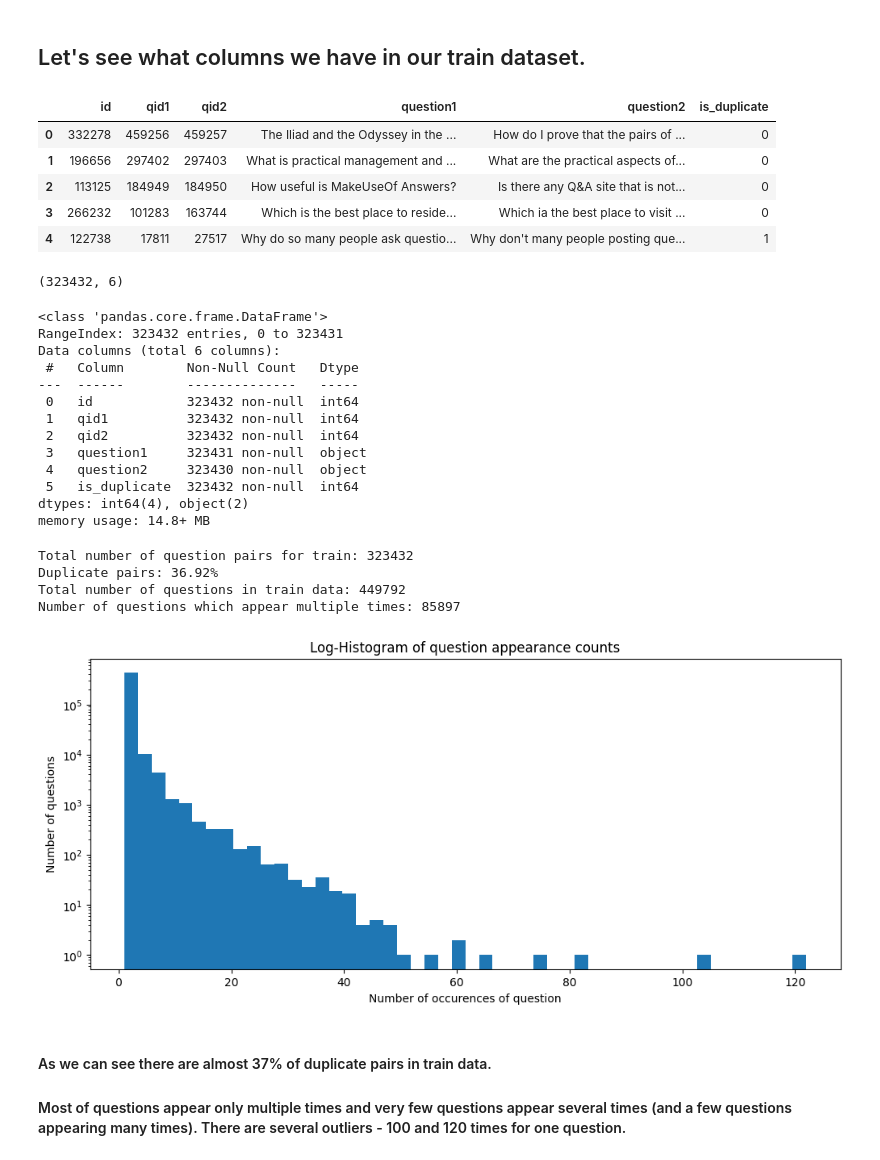
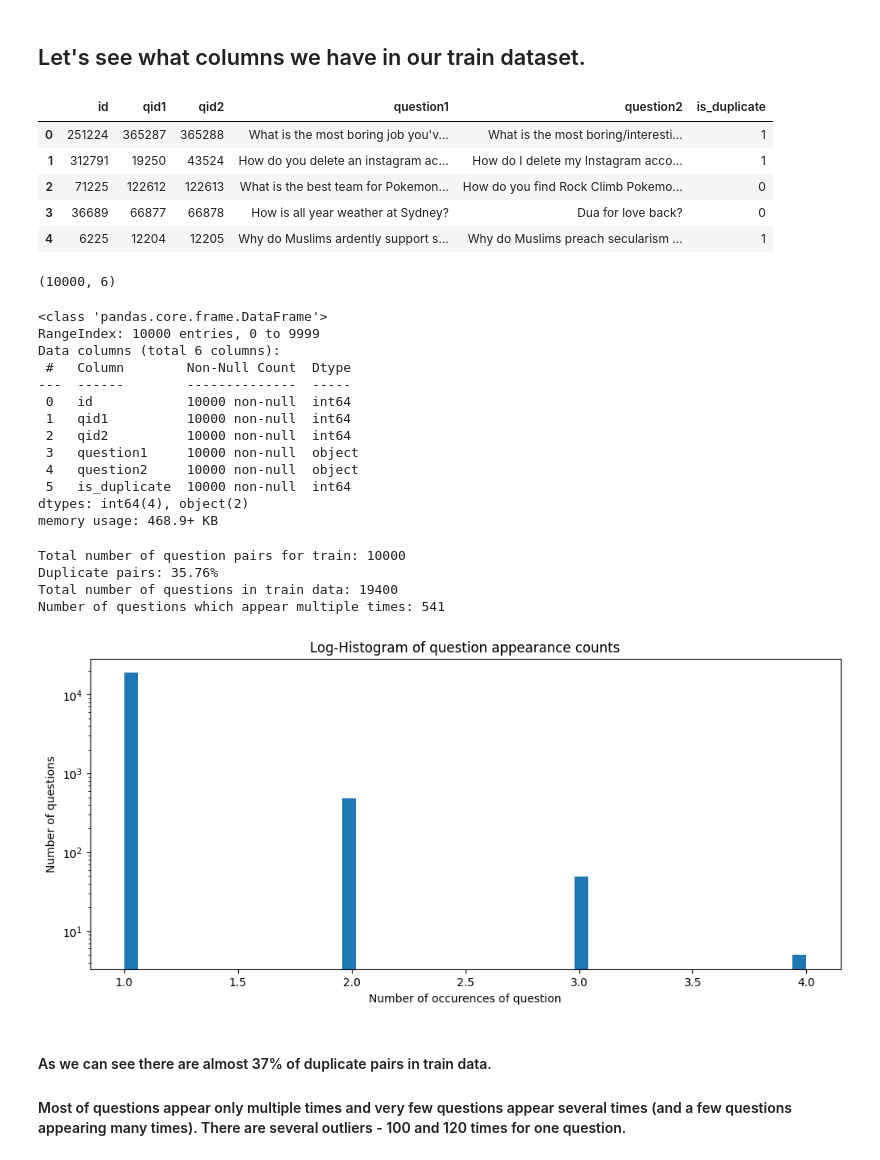
Before and after one commit to Reserford1991/quora-questions-pair-testing, a Jupyter notebook: model-training.ipynb, the cells around one changed output. Drawn from its saved outputs; the diff is of its cells as text; code cells hidden in the pictures.

```diff
--- a/model-training.ipynb
+++ b/model-training.ipynb
@@ -26,6 +26,8 @@ for f in os.listdir('csv'):
   print(f.ljust(30) + ' ' + str(round(os.path.getsize('csv/' + f) / 1000000, 2)) + ' MB')
 
 df_train = pd.read_csv('csv/quora_question_pairs_train.csv.zip')
+df_train = df_train.sample(n=10000, random_state=42).reset_index(drop=True)  ## 5000 works quite good for debugging here
+
 df_test = pd.read_csv('csv/quora_question_pairs_test.csv.zip')
 # %% [output]
 File sizes
@@ -37,43 +39,42 @@ quora_question_pairs_test.csv.zip 4.6 MB
 # %% [markdown]
 ## Let's see what columns we have in our train dataset.
 # %%
-df_train = pd.read_csv('csv/quora_question_pairs_train.csv.zip')
 df_train.head()
 # %% [output]
 |  | id | qid1 | qid2 | question1 | question2 | is_duplicate |
-| 0 | 332278 | 459256 | 459257 | The Iliad and the Odyssey in the ... | How do I prove that the pairs of ... | 0 |
-| 1 | 196656 | 297402 | 297403 | What is practical management and ... | What are the practical aspects of... | 0 |
-| 2 | 113125 | 184949 | 184950 | How useful is MakeUseOf Answers? | Is there any Q&A site that is not... | 0 |
-| 3 | 266232 | 101283 | 163744 | Which is the best place to reside... | Which ia the best place to visit ... | 0 |
-| 4 | 122738 | 17811 | 27517 | Why do so many people ask questio... | Why don't many people posting que... | 1 |
+| 0 | 251224 | 365287 | 365288 | What is the most boring job you'v... | What is the most boring/interesti... | 1 |
+| 1 | 312791 | 19250 | 43524 | How do you delete an instagram ac... | How do I delete my Instagram acco... | 1 |
+| 2 | 71225 | 122612 | 122613 | What is the best team for Pokemon... | How do you find Rock Climb Pokemo... | 0 |
+| 3 | 36689 | 66877 | 66878 | How is all year weather at Sydney? | Dua for love back? | 0 |
+| 4 | 6225 | 12204 | 12205 | Why do Muslims ardently support s... | Why do Muslims preach secularism ... | 1 |
 # %%
 df_train.shape
 # %% [output]
-(323432, 6)
+(10000, 6)
 # %%
 df_train.info()
 # %% [output]
 <class 'pandas.core.frame.DataFrame'>
-RangeIndex: 323432 entries, 0 to 323431
+RangeIndex: 10000 entries, 0 to 9999
 Data columns (total 6 columns):
- #   Column        Non-Null Count   Dtype
----  ------        --------------   -----
- 0   id            323432 non-null  int64
- 1   qid1          323432 non-null  int64
- 2   qid2          323432 non-null  int64
- 3   question1     323431 non-null  object
- 4   question2     323430 non-null  object
- 5   is_duplicate  323432 non-null  int64
+ #   Column        Non-Null Count  Dtype
+---  ------        --------------  -----
+ 0   id            10000 non-null  int64
+ 1   qid1          10000 non-null  int64
+ 2   qid2          10000 non-null  int64
+ 3   question1     10000 non-null  object
+ 4   question2     10000 non-null  object
+ 5   is_duplicate  10000 non-null  int64
 dtypes: int64(4), object(2)
-memory usage: 14.8+ MB
+memory usage: 468.9+ KB
 # %%
 HelperFunctions.identify_duplicate_questions(df_train, 'train')
 # %% [output]
-Total number of question pairs for train: 323432
-Duplicate pairs: 36.92%
-Total number of questions in train data: 449792
-Number of questions which appear multiple times: 85897
+Total number of question pairs for train: 10000
+Duplicate pairs: 35.76%
+Total number of questions in train data: 19400
+Number of questions which appear multiple times: 541
-[figure, old version]
+[figure, new version]
 # %% [markdown]
 #### As we can see there are almost 37% of duplicate pairs in train data.
 #### Most of questions appear only multiple times and very few questions appear several times (and a few questions appearing many times). There are several outliers - 100 and 120 times for one question.
```
Also changed, not shown: parts of 37 cells of this notebook, 2 other files.
